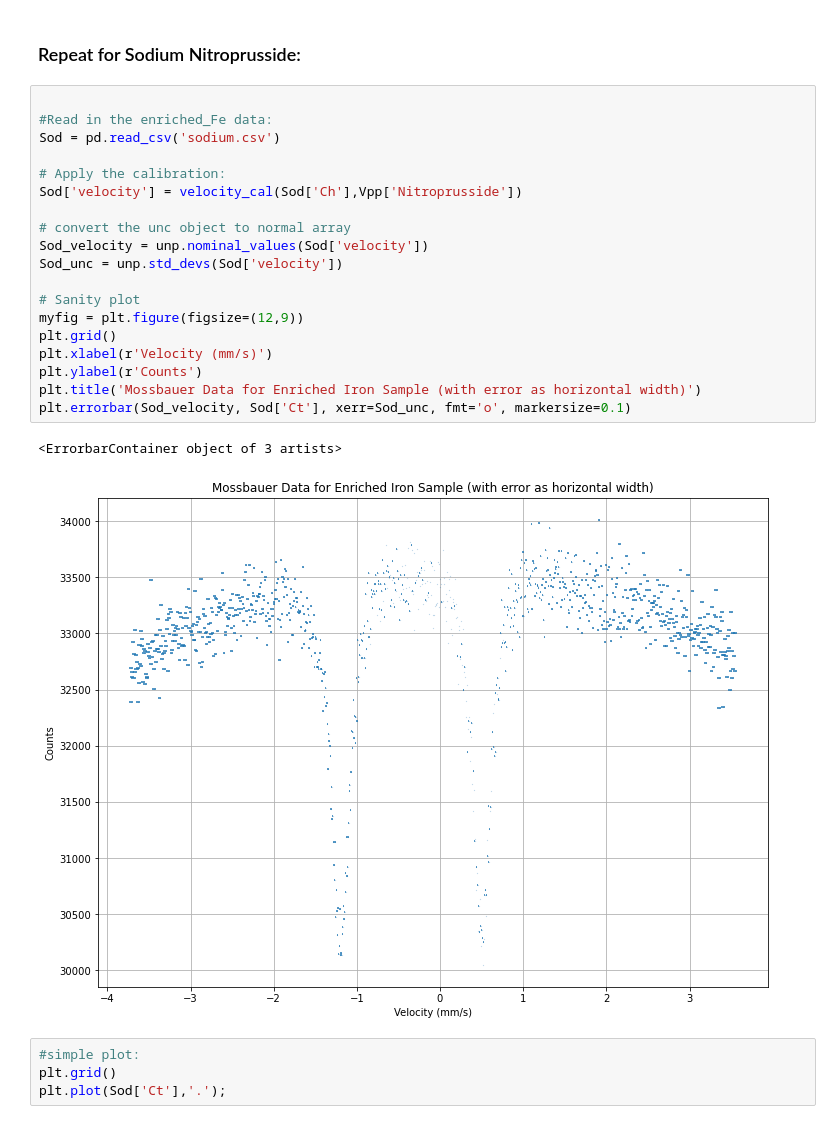
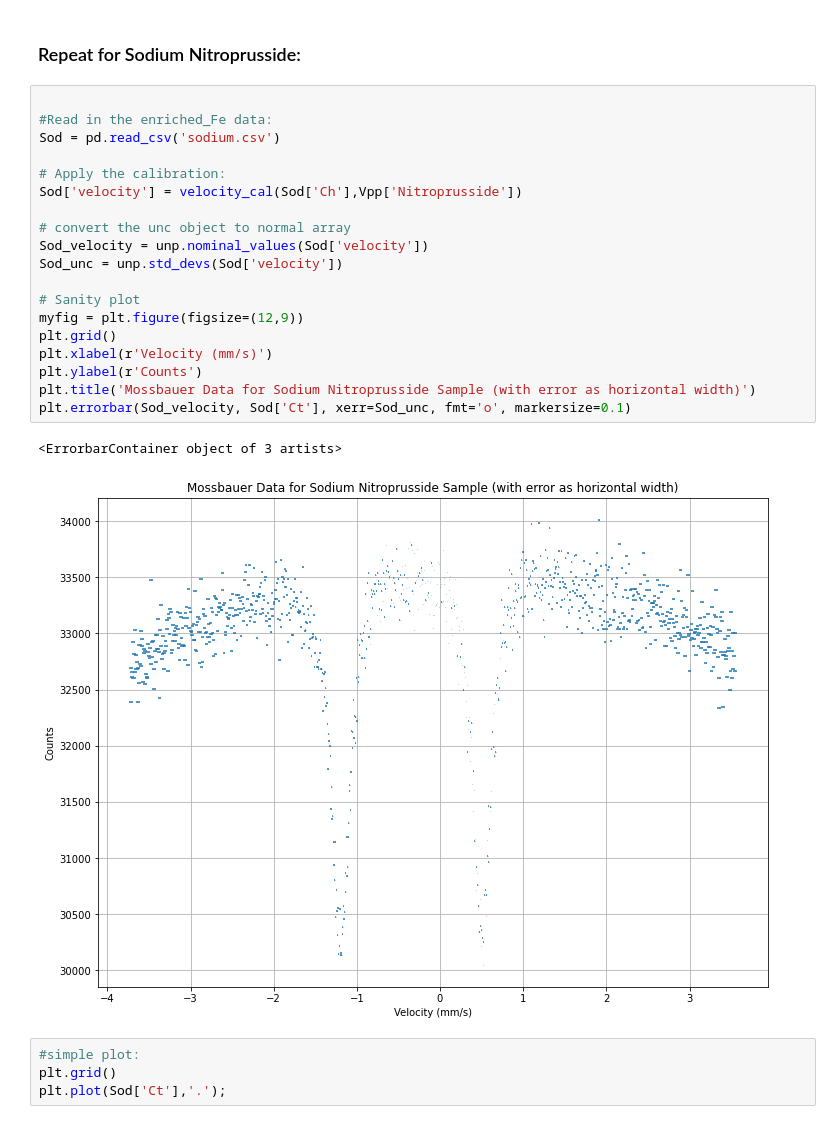
Before and after one commit to ahserhan/CMX, a Jupyter notebook: Mossbauer Specctroscopy/Mossbauer Full Analysis (Template).ipynb, the cells around one changed output. Saved outputs shown, nothing was run; the diff lists cells and outputs as text.

Commit message:
chart title revision

```diff
--- a/Mossbauer Specctroscopy/Mossbauer Full Analysis (Template).ipynb
+++ b/Mossbauer Specctroscopy/Mossbauer Full Analysis (Template).ipynb
@@ -303,25 +303,25 @@ Fe_peaks_df
 # %%
 
 #Read in the enriched_Fe data:
 Sod = pd.read_csv('sodium.csv')
 
 # Apply the calibration:
 Sod['velocity'] = velocity_cal(Sod['Ch'],Vpp['Nitroprusside'])
 
 # convert the unc object to normal array
 Sod_velocity = unp.nominal_values(Sod['velocity'])
 Sod_unc = unp.std_devs(Sod['velocity'])
 
 # Sanity plot
 myfig = plt.figure(figsize=(12,9))
 plt.grid()
 plt.xlabel(r'Velocity (mm/s)')
 plt.ylabel(r'Counts')
-plt.title('Mossbauer Data for Enriched Iron Sample (with error as horizontal width)')
+plt.title('Mossbauer Data for Sodium Nitroprusside Sample (with error as horizontal width)')
 plt.errorbar(Sod_velocity, Sod['Ct'], xerr=Sod_unc, fmt='o', markersize=0.1)
 # %% [output]
 <ErrorbarContainer object of 3 artists>
-[figure, old version]
+[figure, new version]
 # %%
 #simple plot:
 plt.grid()
```
Also changed, not shown: parts of 1 cell of this notebook.
